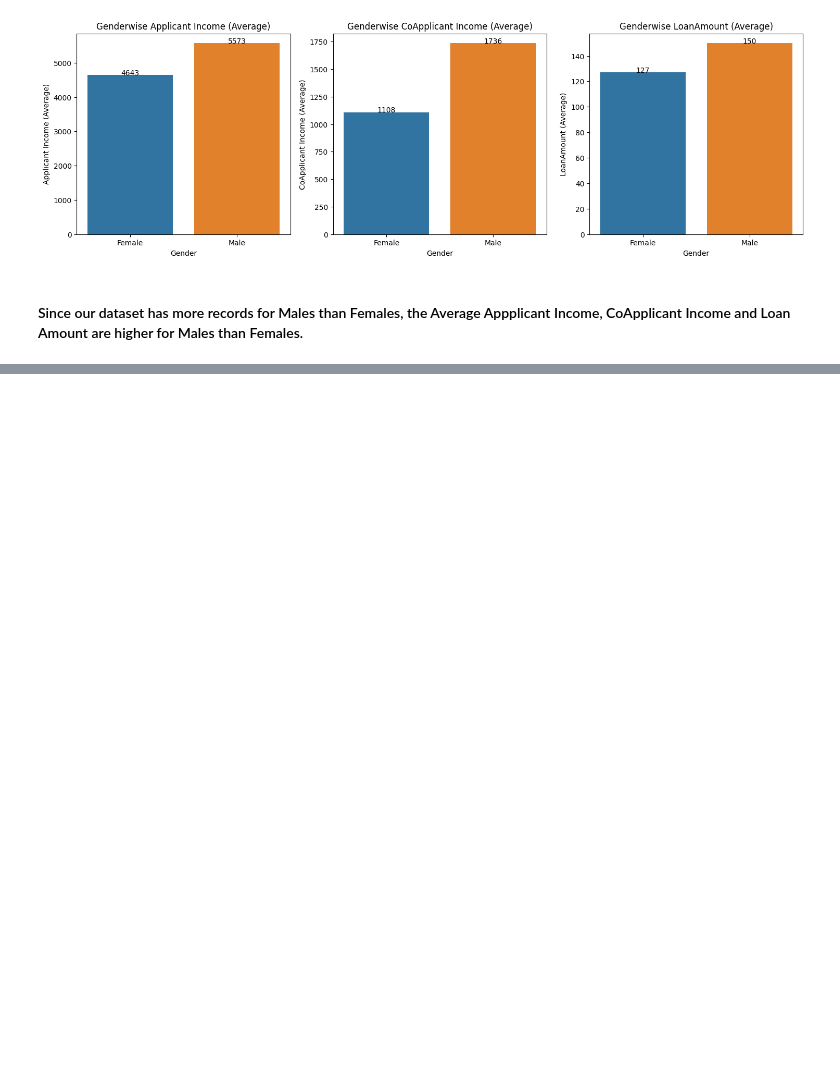
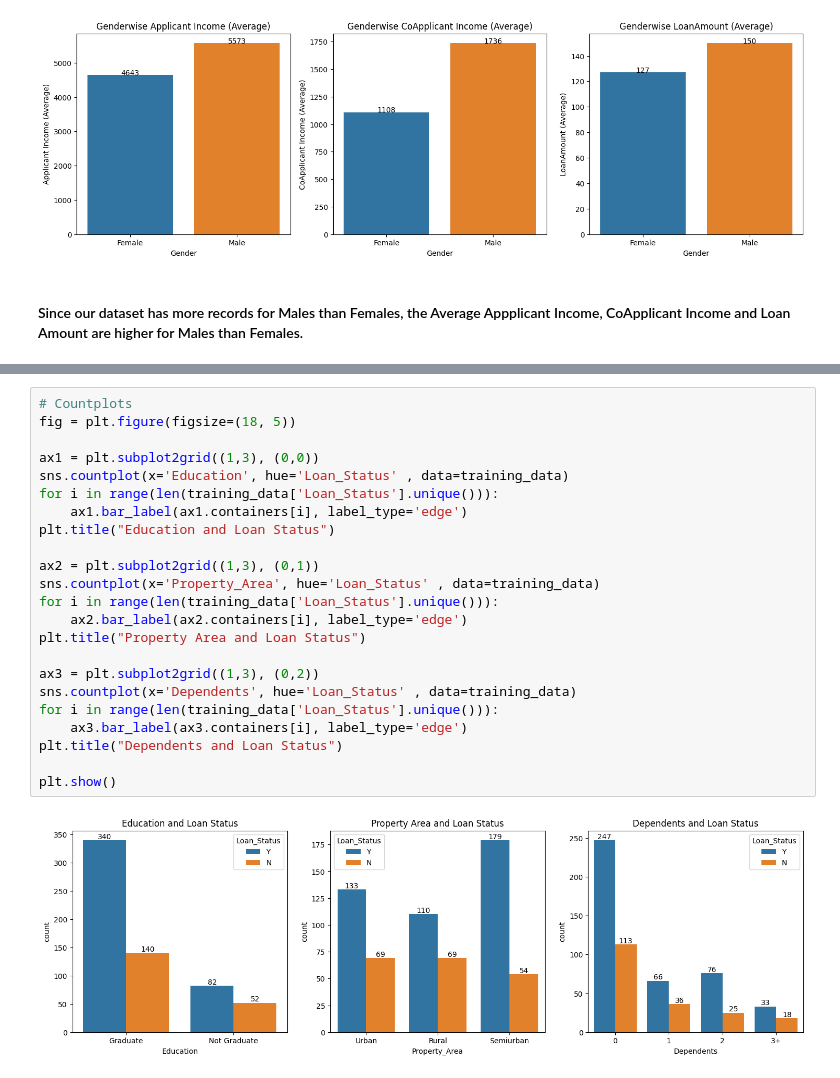
Before and after one commit to Akshay-Paunikar/Loan_Prediction_ML, a Jupyter notebook: project/notebook/Loan_Prediction.ipynb, the cells around one changed output, grey strips where cells are left out. Cells and saved outputs as stored; diff of their text form; blank space fills up the shorter version.

```diff
--- a/project/notebook/Loan_Prediction.ipynb
+++ b/project/notebook/Loan_Prediction.ipynb
@@ -1037,0 +1071,25 @@ plt.show()
+# %%
+# Countplots
+fig = plt.figure(figsize=(18, 5))
+
+ax1 = plt.subplot2grid((1,3), (0,0))
+sns.countplot(x='Education', hue='Loan_Status' , data=training_data)
+for i in range(len(training_data['Loan_Status'].unique())):
+    ax1.bar_label(ax1.containers[i], label_type='edge')
+plt.title("Education and Loan Status")
+
+ax2 = plt.subplot2grid((1,3), (0,1))
+sns.countplot(x='Property_Area', hue='Loan_Status' , data=training_data)
+for i in range(len(training_data['Loan_Status'].unique())):
+    ax2.bar_label(ax2.containers[i], label_type='edge')
+plt.title("Property Area and Loan Status")
+
+ax3 = plt.subplot2grid((1,3), (0,2))
+sns.countplot(x='Dependents', hue='Loan_Status' , data=training_data)
+for i in range(len(training_data['Loan_Status'].unique())):
+    ax3.bar_label(ax3.containers[i], label_type='edge')
+plt.title("Dependents and Loan Status")
+
+plt.show()
+# %% [output]
+[figure, added]
```
Also changed, not shown: parts of 12 cells of this notebook.
